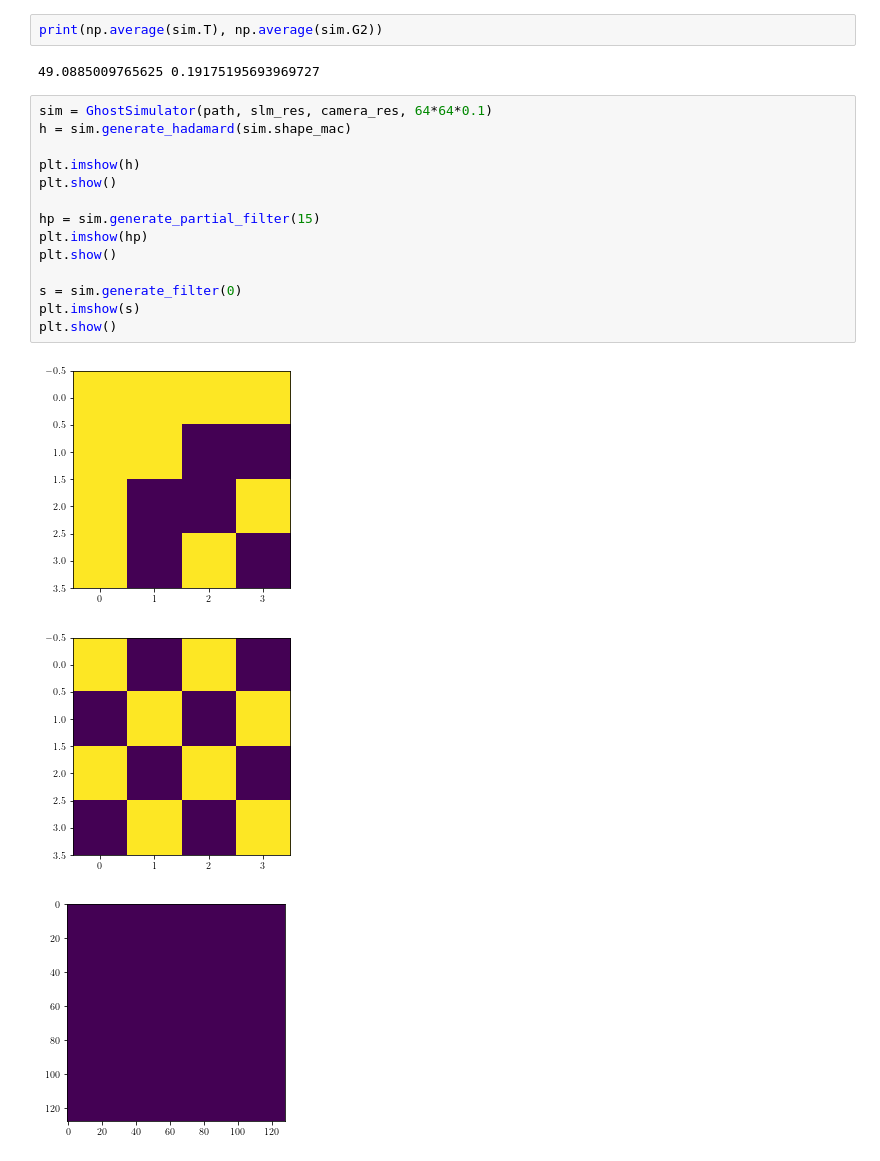
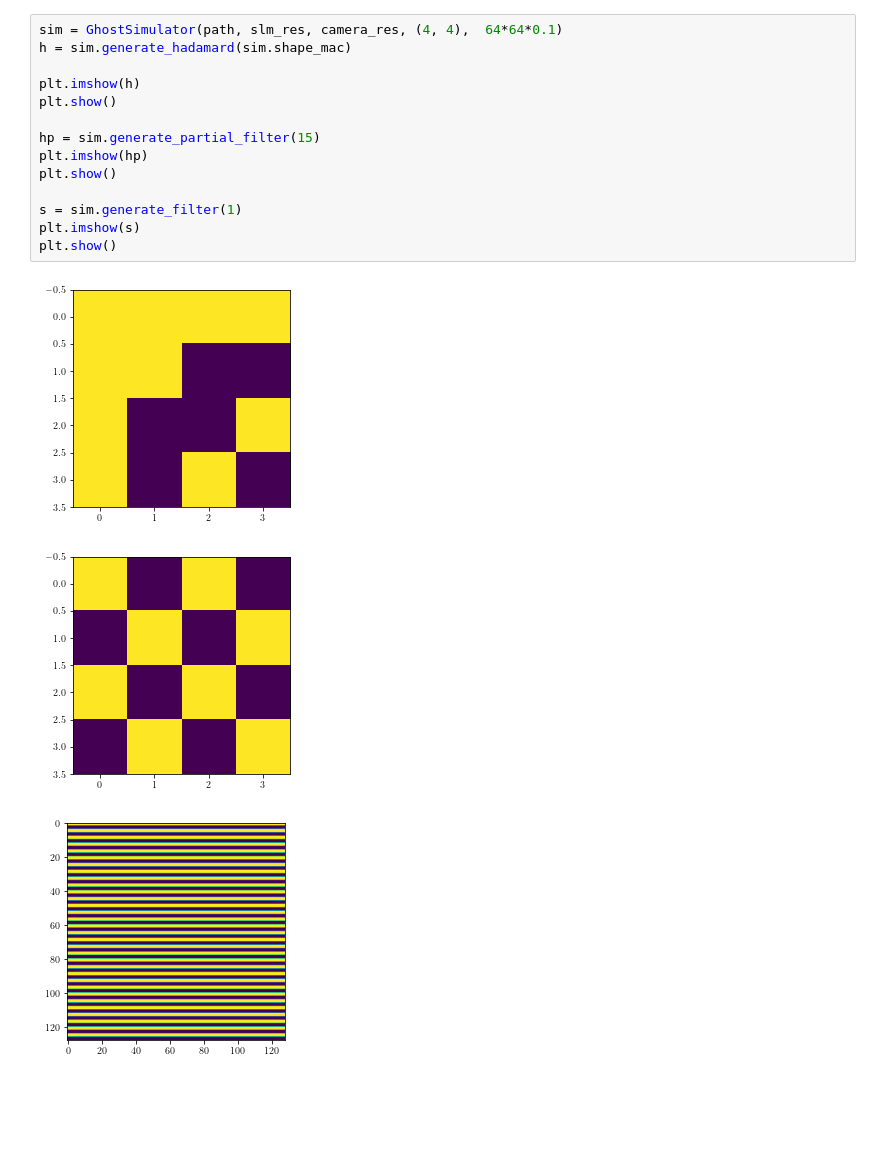
Before and after one commit to rstanuwijaya/jensen-lab-analysis, a Jupyter notebook: notebooks/newgdi.ipynb, the cells around one changed output. Drawn from its saved outputs; the diff is of its cells as text; blank space fills up the shorter version.

```diff
--- a/notebooks/newgdi.ipynb
+++ b/notebooks/newgdi.ipynb
@@ -40,25 +51,21 @@ PSNR: 13.18512562177754
-# %%
-print(np.average(sim.T), np.average(sim.G2))
-# %% [output]
-49.0885009765625 0.19175195693969727
 # %%
-sim = GhostSimulator(path, slm_res, camera_res, 64*64*0.1)
+sim = GhostSimulator(path, slm_res, camera_res, (4, 4),  64*64*0.1)
 h = sim.generate_hadamard(sim.shape_mac)
 
 plt.imshow(h)
 plt.show()
 
 hp = sim.generate_partial_filter(15)
 plt.imshow(hp)
 plt.show()
 
-s = sim.generate_filter(0)
+s = sim.generate_filter(1)
 plt.imshow(s)
 plt.show()
 # %% [output]
 [figure]
 [figure]
-[figure, old version]
+[figure, new version]
 # %%
 import numpy as np
 from math import prod
```
Also changed, not shown: parts of 5 cells of this notebook, 1 other file.
